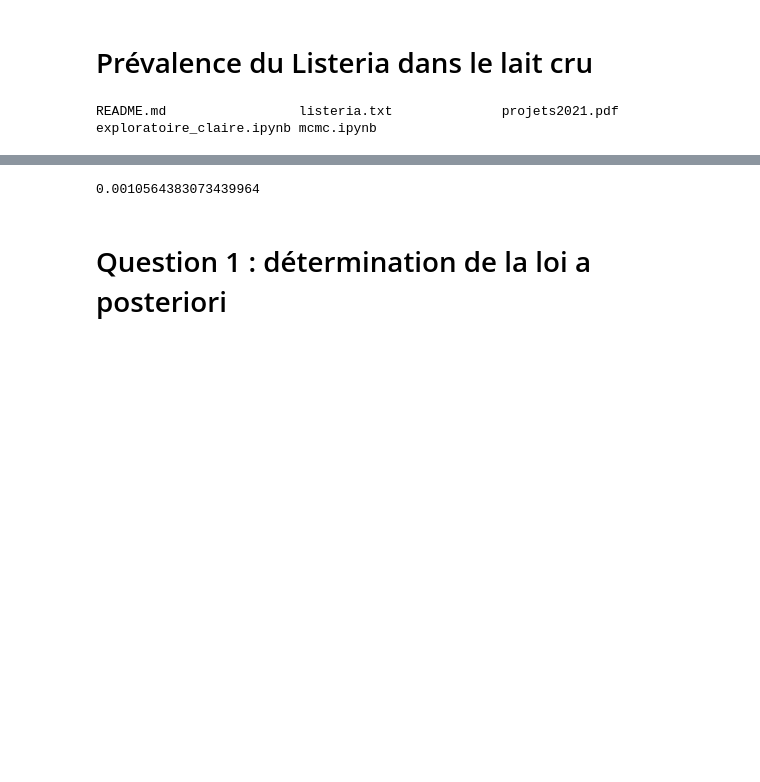
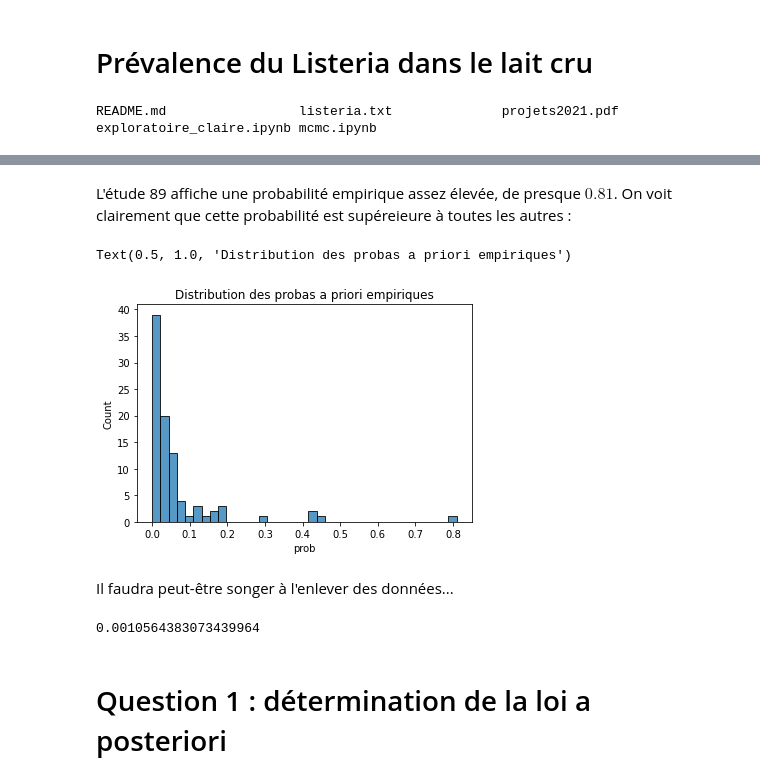
Before and after one commit to erialc-cal/MCM_Listeria_Prevalence, a Jupyter notebook: exploratoire_robin.ipynb, the cells around one changed output, grey strips where cells are left out. Saved outputs shown, nothing was run; the diff lists cells and outputs as text; code cells hidden in the pictures; blank space fills up the shorter version.

```diff
--- a/exploratoire_robin.ipynb
+++ b/exploratoire_robin.ipynb
@@ -26,3 +92,13 @@ proba_constante = sum(data['nb_pos'])/sum(data['nb_test'])
+# %% [markdown]
+L'étude 89 affiche une probabilité empirique assez élevée, de presque $0.81$. On voit clairement que cette probabilité est supéreieure à toutes les autres :
+# %%
+sns.histplot(data['prob'])
+plt.title("Distribution des probas a priori empiriques")
+# %% [output]
+Text(0.5, 1.0, 'Distribution des probas a priori empiriques')
+[figure, added]
+# %% [markdown]
+Il faudra peut-être songer à l'enlever des données...
 # %%
 proba_constante
 # %% [output]
```
Also changed, not shown: parts of 70 cells of this notebook.
